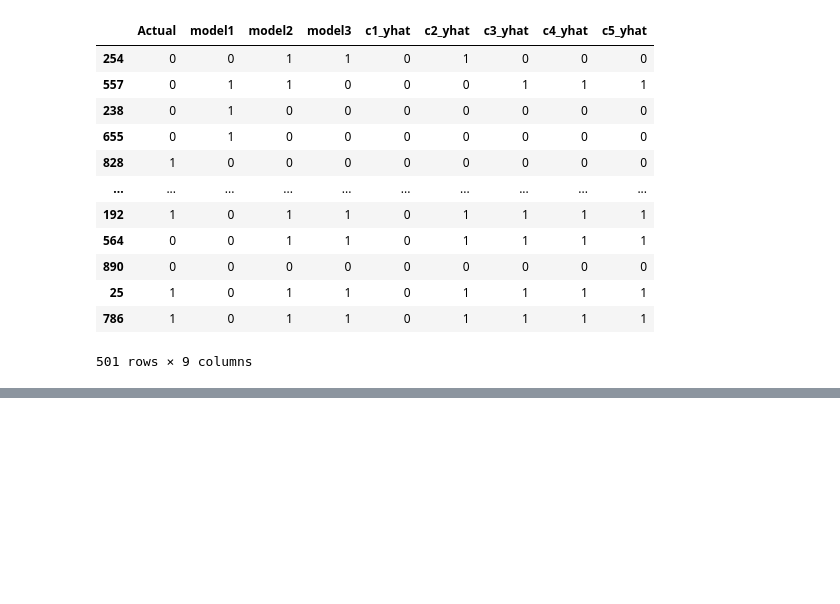
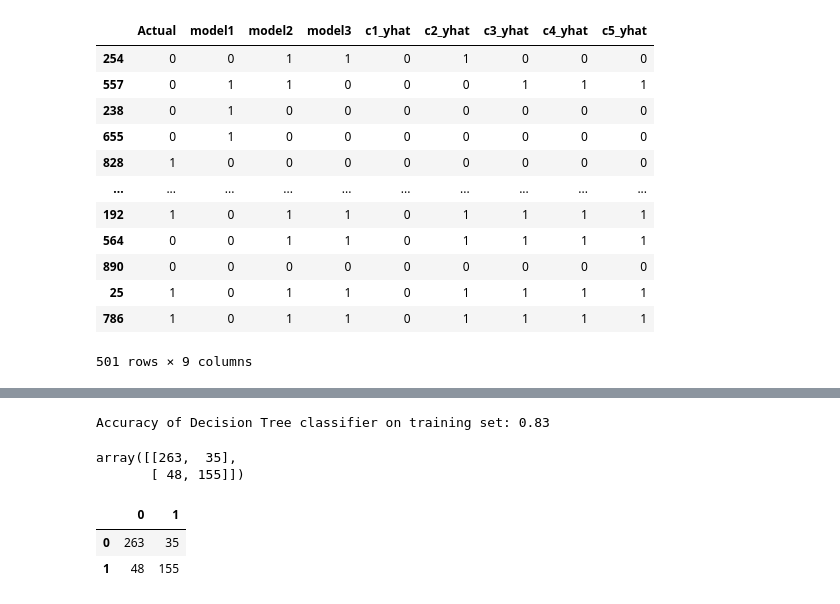
Before and after one commit to yvonneking1/ds-methodologies-exercises, a Jupyter notebook: classification/model.ipynb, the cells around one changed output, grey strips where cells are left out. Drawn from its saved outputs; the diff is of its cells as text; code cells hidden in the pictures; blank space fills up the shorter version.

Commit message:
decision tree exercises

```diff
--- a/classification/model.ipynb
+++ b/classification/model.ipynb
@@ -567,0 +596,7 @@ predictions
+# %%
+X_train = train[["age_imputed", "alone", "pclass", "sex_encoded"]]
+y_train = train[["survived"]]
+X_validate = validate[["age_imputed", "alone", "pclass", "sex_encoded"]]
+y_validate = validate[["survived"]]
+# %%
+clf.fit(X_train, y_train)
@@ -567,0 +610,3 @@ predictions
+# %%
+y_pred = clf.predict(X_train)
+y_pred_proba = clf.predict_proba(X_train)
@@ -567,0 +643,18 @@ predictions
+# %%
+print('Accuracy of Decision Tree classifier on training set: {:.2f}'
+     .format(clf.score(X_train, y_train)))
+# %% [output]
+Accuracy of Decision Tree classifier on training set: 0.83
+# %%
+confusion_matrix(y_train, y_pred)
+# %% [output]
+array([[263,  35],
+       [ 48, 155]])
+# %%
+labels = sorted(y_train.survived.unique())
+# %%
+pd.DataFrame(confusion_matrix(y_train, y_pred), index=labels, columns=labels)
+# %% [output]
+|  | 0 | 1 |
+| 0 | 263 | 35 |
+| 1 | 48 | 155 |
```
Also changed, not shown: parts of 28 cells of this notebook.
